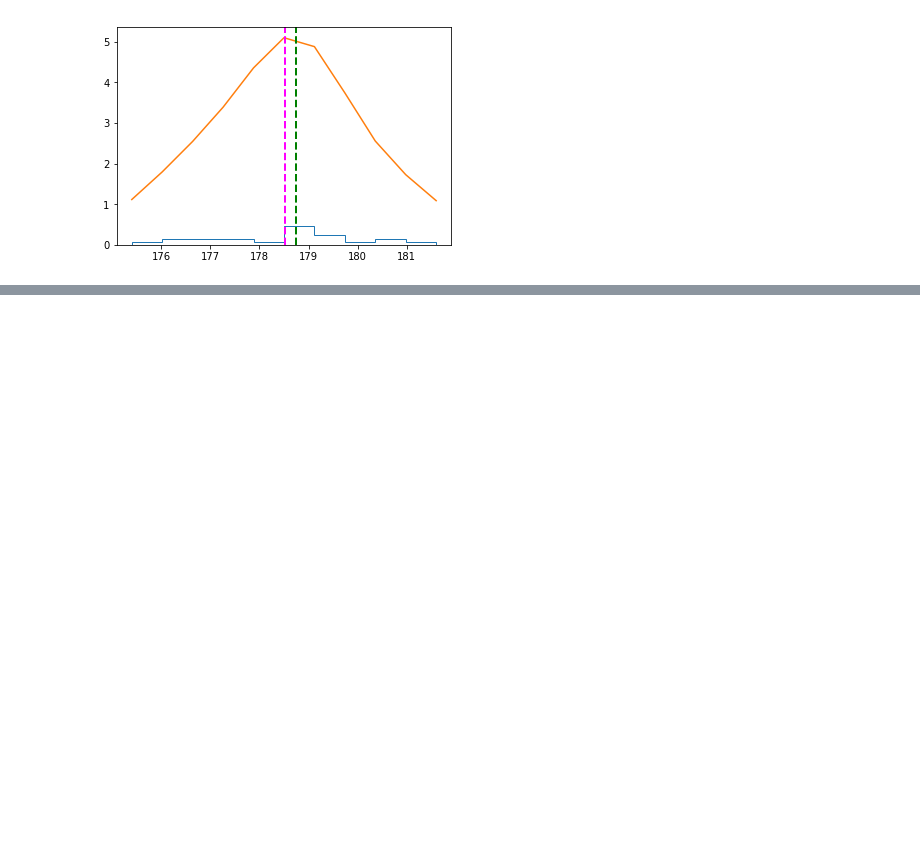
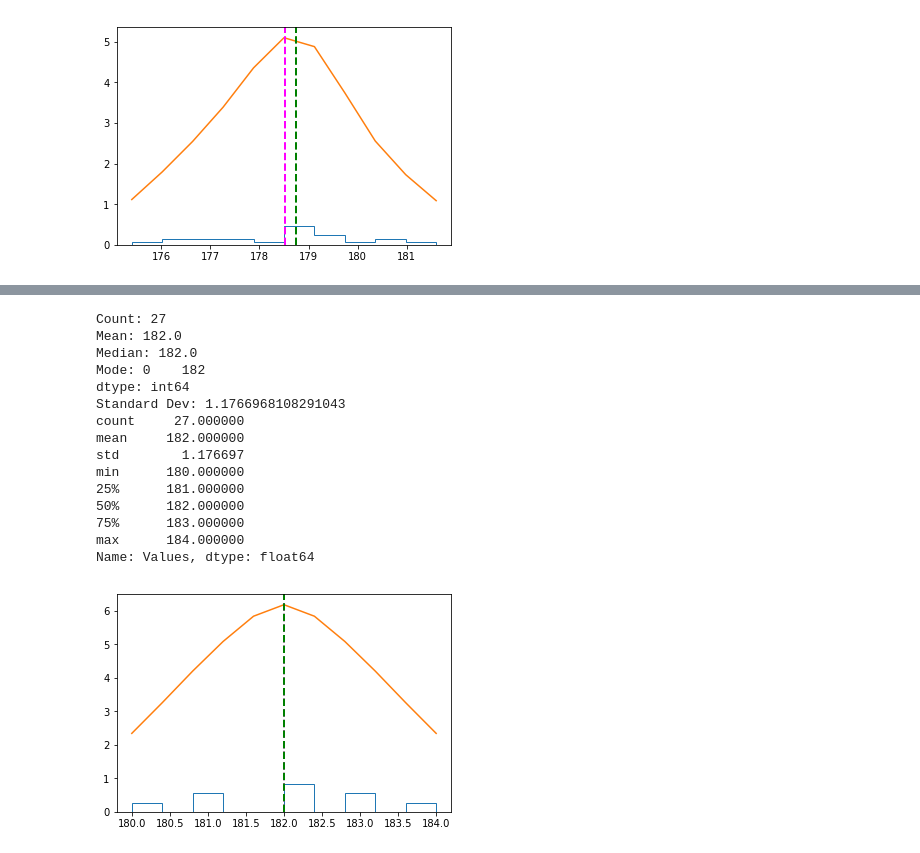
Before and after one commit to codeninja55/mathematic_notebooks, a Jupyter notebook: edx_dat256x_essential_math_for_AI/Module04/Module 04 Lesson Review.ipynb, the cells around one changed output, grey strips where cells are left out. Cells and saved outputs as stored; diff of their text form; code cells hidden in the pictures; blank space fills up the shorter version.

```diff
--- a/edx_dat256x_essential_math_for_AI/Module04/Module 04 Lesson Review.ipynb
+++ b/edx_dat256x_essential_math_for_AI/Module04/Module 04 Lesson Review.ipynb
@@ -30,0 +75,44 @@ plt.show()
+# %%
+import pandas as pd
+import numpy as np
+
+df = pd.DataFrame({'Values': [184,180,181,184,182,181,182,182,183,182,181,182,182,180,
+                              183,181,184,183,182,182,183,182,183,181,180,181,183]})
+
+
+print("Count: " + str(len(df)))
+print("Mean: " + str(df['Values'].mean()))
+print("Median: " + str(df['Values'].median()))
+print("Mode: " + str(df['Values'].mode()))
+print("Standard Dev: " + str(df['Values'].std()))
+print(df['Values'].describe())
+
+%matplotlib inline
+import matplotlib.pyplot as plt
+import scipy.stats as stats
+
+
+values = df['Values']
+density = stats.gaussian_kde(values)
+n, x, _ = plt.hist(values, histtype='step', density=True)
+plt.plot(x, density(x)*21)
+plt.axvline(values.mean(), color='magenta', linestyle='dashed', linewidth=2)
+plt.axvline(values.median(), color='green', linestyle='dashed', linewidth=2)
+plt.show()
+# %% [output]
+Count: 27
+Mean: 182.0
+Median: 182.0
+Mode: 0    182
+dtype: int64
+Standard Dev: 1.1766968108291043
+count     27.000000
+mean     182.000000
+std        1.176697
+min      180.000000
+25%      181.000000
+50%      182.000000
+75%      183.000000
+max      184.000000
+Name: Values, dtype: float64
+[figure, added]
```
Also changed, not shown: parts of 2 cells of this notebook, 2 other files.
